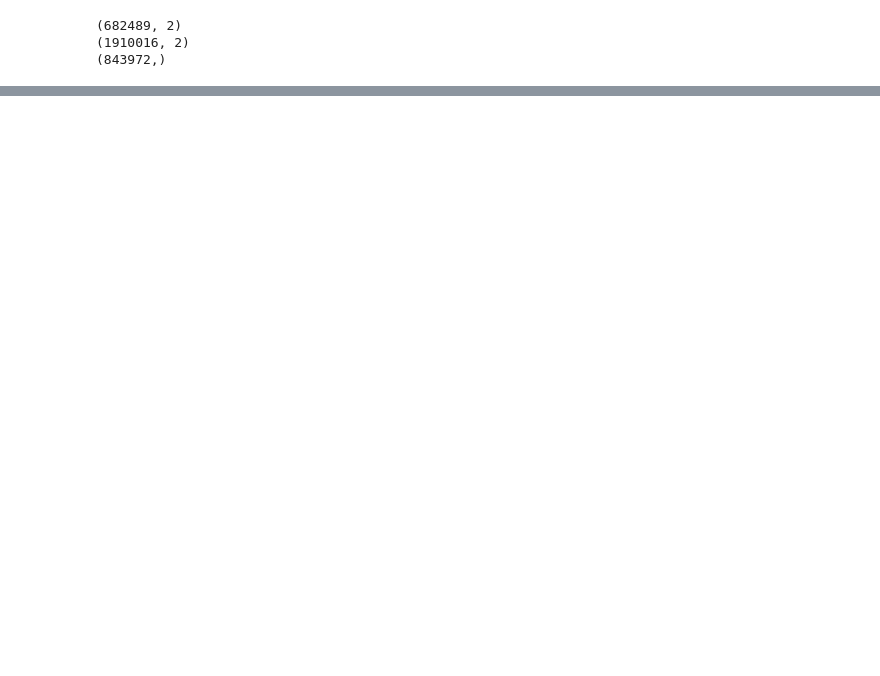
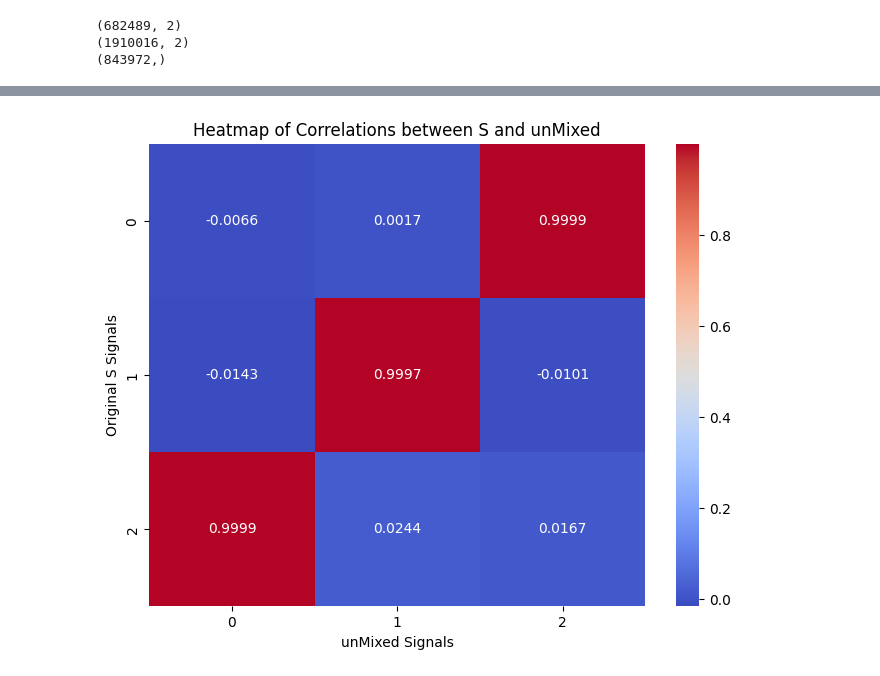
Before and after one commit to ylefay/independent_component_analysis, a Jupyter notebook: experiments/exp2_speech/exp2_speech.ipynb, the cells around one changed output, grey strips where cells are left out. Cells and saved outputs as stored; diff of their text form; code cells hidden in the pictures; blank space fills up the shorter version.

```diff
--- a/experiments/exp2_speech/exp2_speech.ipynb
+++ b/experiments/exp2_speech/exp2_speech.ipynb
@@ -169,0 +170,18 @@ wf.write('inference/s5_predicted.wav', sampling_rate_5, unMixed[2].astype(np.flo
+# %%
+n_signals = S.shape[0]
+correlation_matrix = np.zeros((n_signals, n_signals))
+
+# Compute the correlation matrix
+for i in range(n_signals):
+    for j in range(n_signals):
+        correlation_matrix[i, j], _ = stats.pearsonr(S[i], unMixed[j])
+
+# Plotting the heatmap
+plt.figure(figsize=(8, 6))
+sns.heatmap(correlation_matrix, annot=True, cmap='coolwarm', fmt=".4f")
+plt.title("Heatmap of Correlations between S and unMixed")
+plt.xlabel("unMixed Signals")
+plt.ylabel("Original S Signals")
+plt.show()
+# %% [output]
+[figure, added]
```
Also changed, not shown: parts of 10 cells of this notebook.
